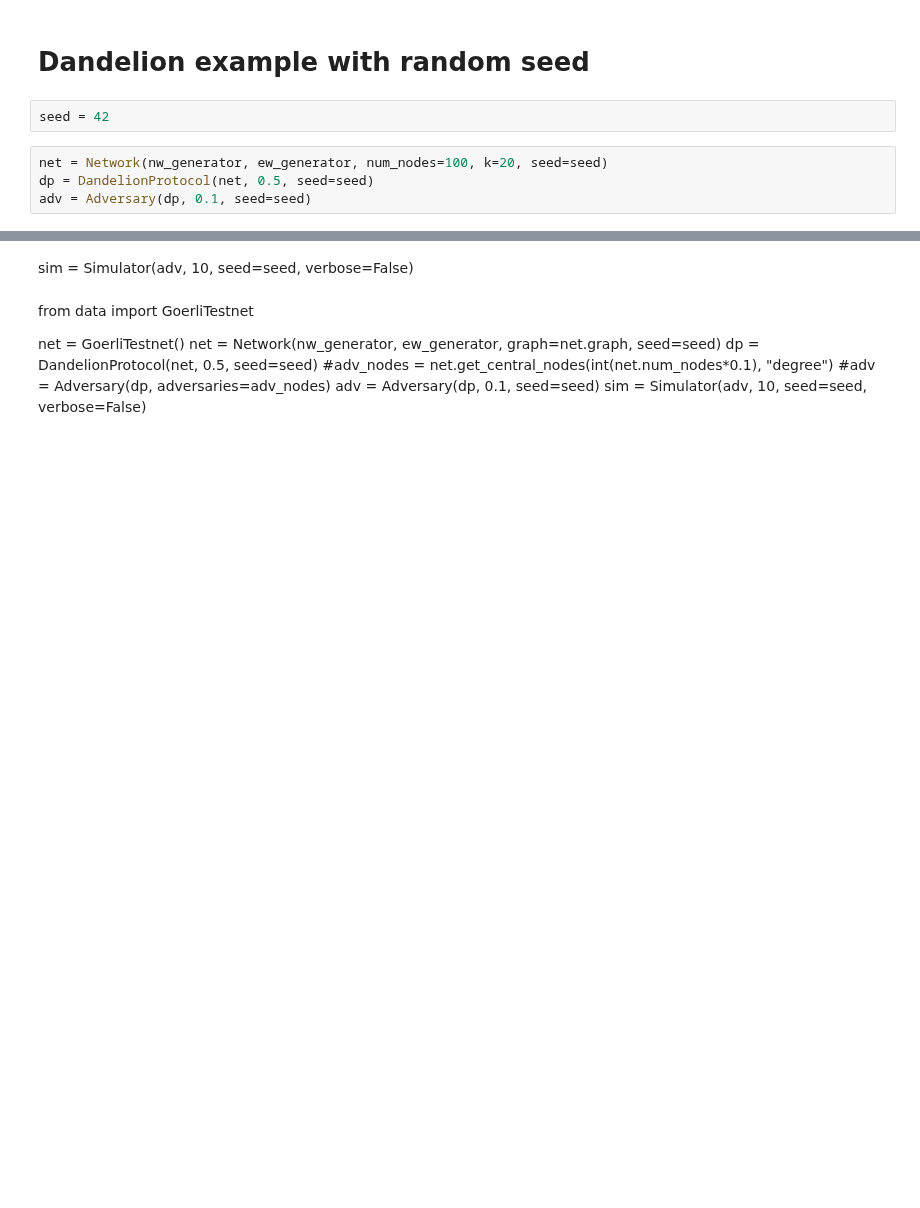
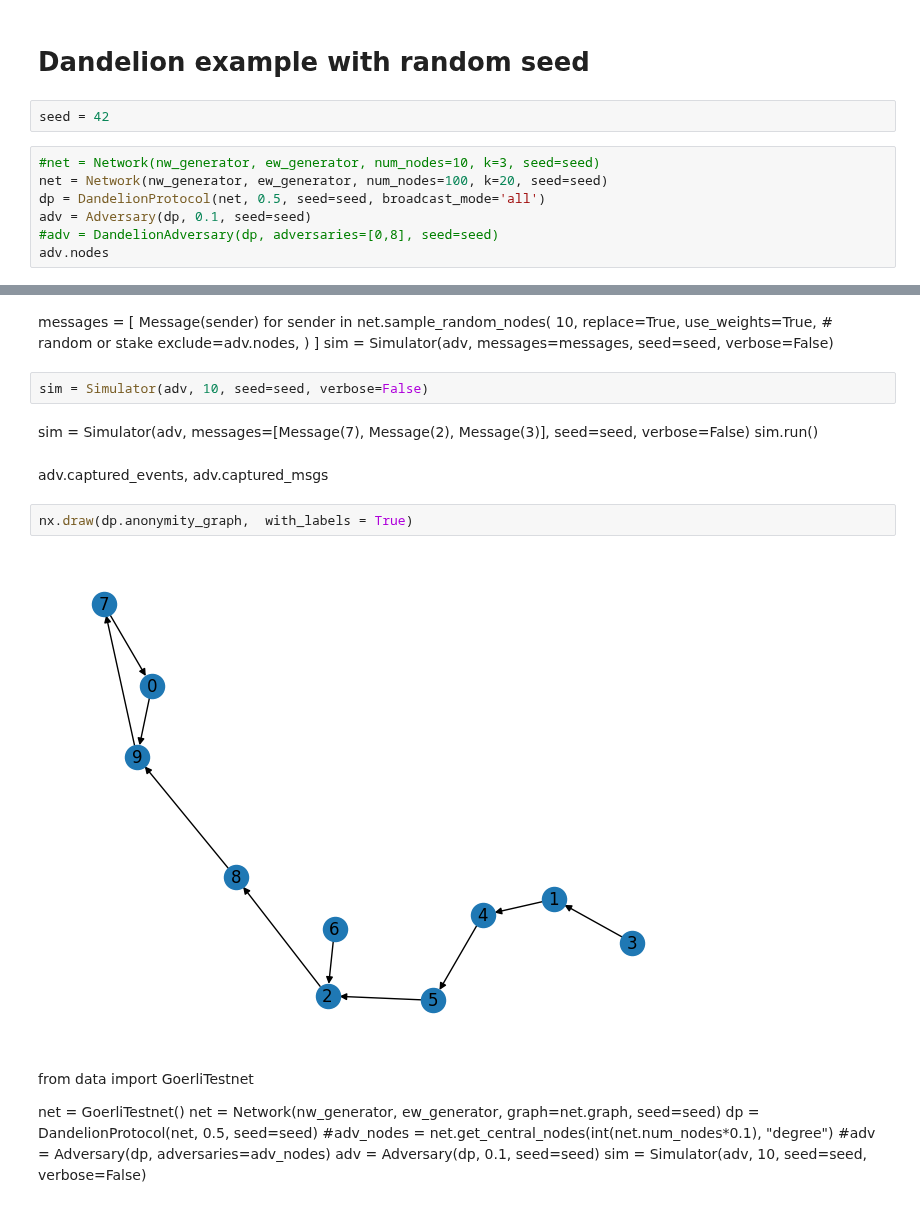
Before and after one commit to ferencberes/ethp2psim, a Jupyter notebook: Experimental.ipynb, the cells around one changed output, grey strips where cells are left out. Drawn from its saved outputs; the diff is of its cells as text; blank space fills up the shorter version.

```diff
--- a/Experimental.ipynb
+++ b/Experimental.ipynb
@@ -52,6 +52,9 @@ list(net.graph.neighbors(4))
 # %%
 seed = 42
 # %%
+#net = Network(nw_generator, ew_generator, num_nodes=10, k=3, seed=seed)
 net = Network(nw_generator, ew_generator, num_nodes=100, k=20, seed=seed)
-dp = DandelionProtocol(net, 0.5, seed=seed)
+dp = DandelionProtocol(net, 0.5, seed=seed, broadcast_mode='all')
 adv = Adversary(dp, 0.1, seed=seed)
+#adv = DandelionAdversary(dp, adversaries=[0,8], seed=seed)
+adv.nodes
@@ -69,5 +63,25 @@ sim = Simulator(adv, messages=messages, seed=seed, verbose=False)
-# %% [markdown]
-sim = Simulator(adv, 10, seed=seed, verbose=False)
+# %% [markdown]
+messages = [
+        Message(sender)
+        for sender in net.sample_random_nodes(
+            10,
+            replace=True,
+            use_weights=True,  # random or stake
+            exclude=adv.nodes,
+        )
+]
+sim = Simulator(adv, messages=messages, seed=seed, verbose=False)
+# %%
+sim = Simulator(adv, 10, seed=seed, verbose=False)
+# %% [markdown]
+sim = Simulator(adv, messages=[Message(7), Message(2), Message(3)], seed=seed, verbose=False)
+sim.run()
+# %% [markdown]
+adv.captured_events, adv.captured_msgs
+# %%
+nx.draw(dp.anonymity_graph,  with_labels = True)
+# %% [output]
+[figure, added]
 # %% [markdown]
 from data import GoerliTestnet
 
```
Also changed, not shown: parts of 10 cells of this notebook, 3 other files.
